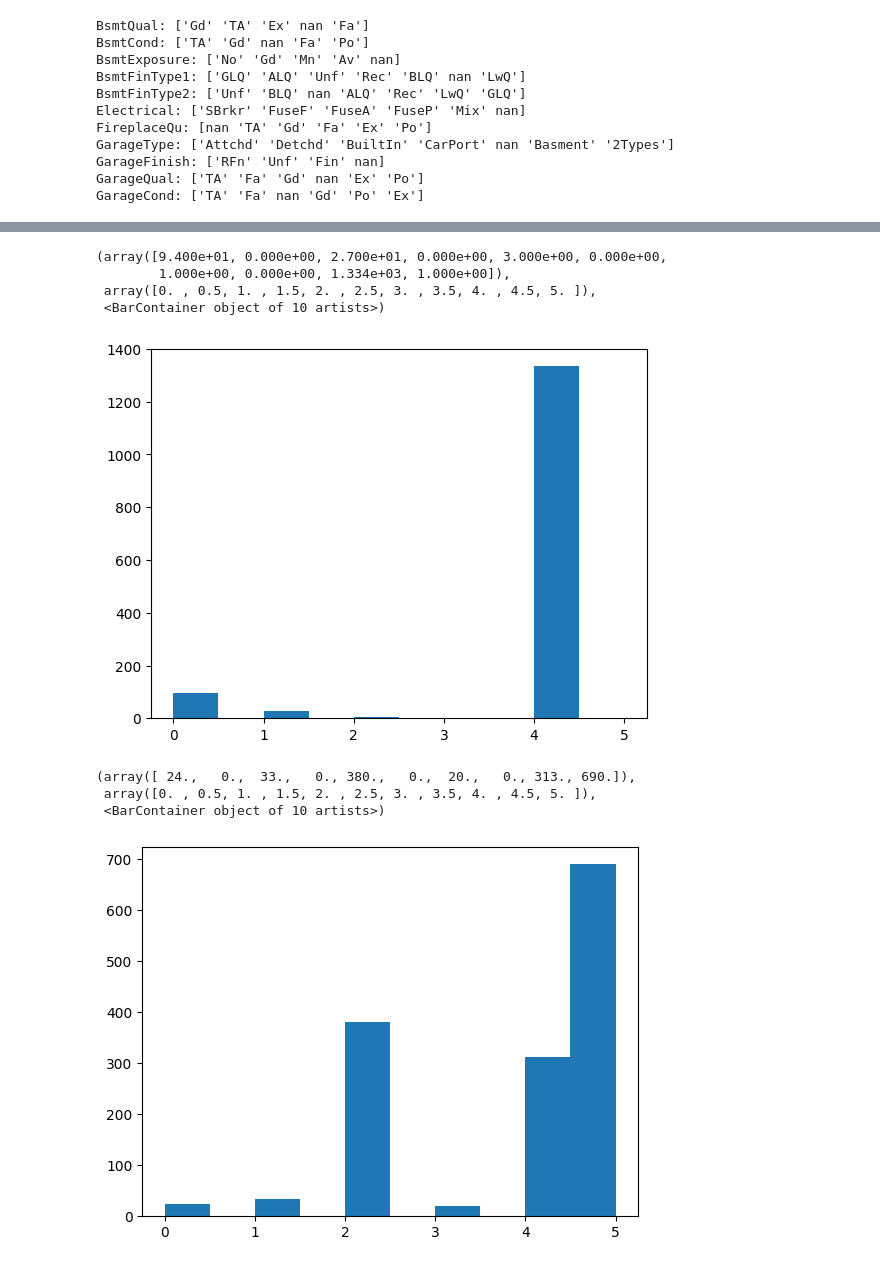
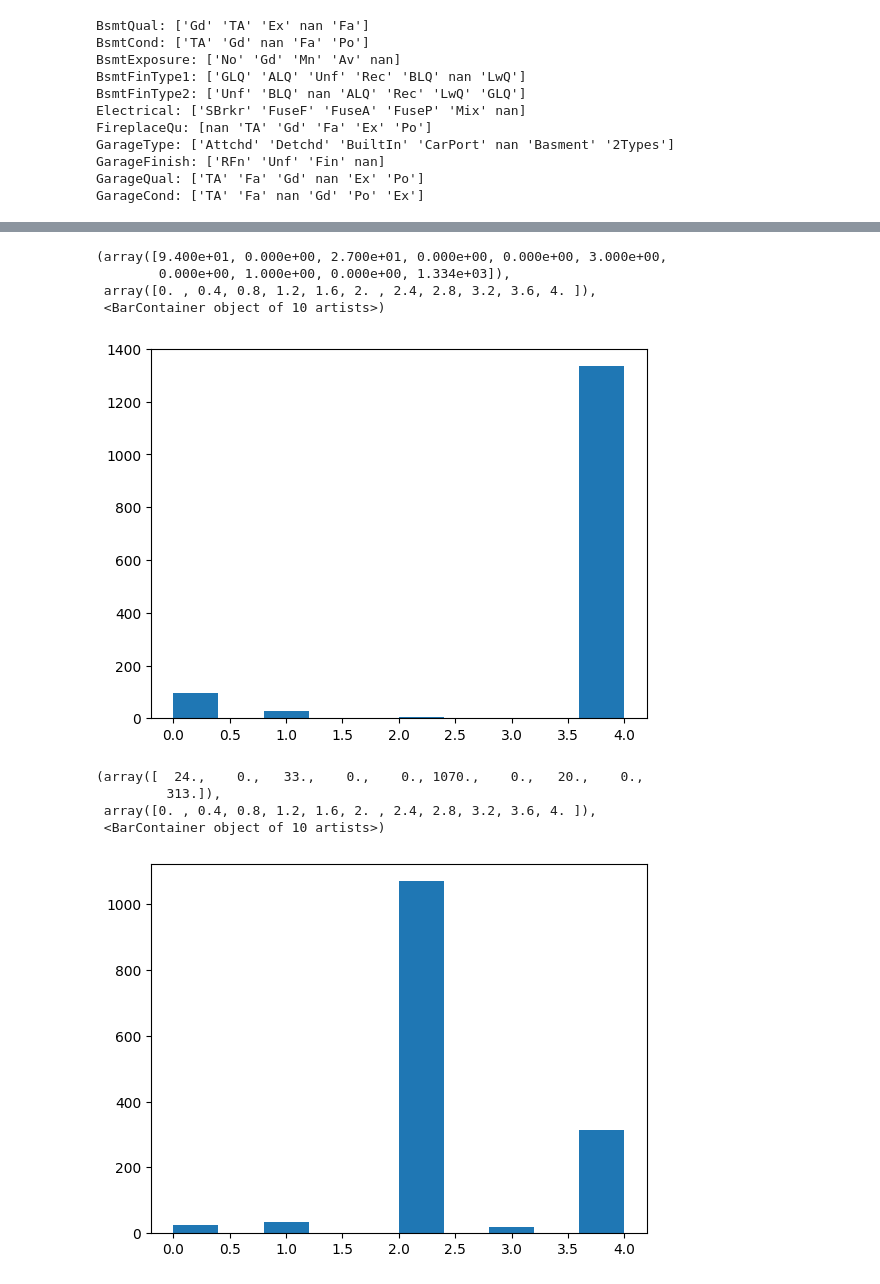
Before and after one commit to MohAsh81/Kaggle, a Jupyter notebook: Advanced_House_Prediction.ipynb, the cells around one changed output, grey strips where cells are left out. Saved outputs shown, nothing was run; the diff lists cells and outputs as text; code cells hidden in the pictures.

```diff
--- a/Advanced_House_Prediction.ipynb
+++ b/Advanced_House_Prediction.ipynb
@@ -225,8 +217,7 @@ plt.hist(df2["BsmtCond"])
 # %%
-le = LabelEncoder()
-df2["BsmtExposure"] = le.fit_transform(df2["BsmtExposure"])
+df2["BsmtExposure"] = oe.fit_transform(df2[["BsmtExposure"]])
 
-df2["BsmtExposure"].fillna(3)
+df2["BsmtExposure"].fillna(3,inplace=True)
 
 plt.hist(df2["BsmtExposure"])
 # %% [output]
@@ -237,15 +228,7 @@ plt.hist(df2["BsmtExposure"])
 # %%
-le = LabelEncoder()
-df2["BsmtFinType1"] = le.fit_transform(df2["BsmtFinType1"])
+df2["BsmtFinType1"] = oe.fit_transform(df2[["BsmtFinType1"]])
 
-# Generate random values (0 to 6) for the missing values
-random_values = np.random.choice([0, 6], size=df2['BsmtFinType1'].isna().sum())
-
-# Create a mask for the missing values
-missing_mask = df2['BsmtFinType1'].isna()
-
-# Fill missing values in the 'BsmtQual' column with the random values
-df2.loc[missing_mask, 'BsmtFinType1'] = random_values
+df2['BsmtFinType1'].fillna(df2['BsmtFinType1'].mode()[0], inplace=True)
 
 plt.hist(df2["BsmtFinType1"])
 # %% [output]
@@ -256,8 +239,7 @@ plt.hist(df2["BsmtFinType1"])
 # %%
-le = LabelEncoder()
-df2["BsmtFinType2"] = le.fit_transform(df2["BsmtFinType2"])
+df2["BsmtFinType2"] = oe.fit_transform(df2[["BsmtFinType2"]])
 
-df2["BsmtFinType2"].fillna(5)
+df2["BsmtFinType2"].fillna(5,inplace=True)
 
 plt.hist(df2["BsmtFinType2"])
 # %% [output]
@@ -269,33 +251,25 @@ plt.hist(df2["BsmtFinType2"])
 # %%
-le = LabelEncoder()
-df2["Electrical"] = le.fit_transform(df2["Electrical"])
+df2["Electrical"] = oe.fit_transform(df2[["Electrical"]])
 
-df['Electrical'].fillna(6)
+df['Electrical'].fillna(6,inplace=True)
 
 plt.hist(df2["Electrical"])
 # %% [output]
-(array([9.400e+01, 0.000e+00, 2.700e+01, 0.000e+00, 3.000e+00, 0.000e+00,
-        1.000e+00, 0.000e+00, 1.334e+03, 1.000e+00]),
- array([0. , 0.5, 1. , 1.5, 2. , 2.5, 3. , 3.5, 4. , 4.5, 5. ]),
+(array([9.400e+01, 0.000e+00, 2.700e+01, 0.000e+00, 0.000e+00, 3.000e+00,
+        0.000e+00, 1.000e+00, 0.000e+00, 1.334e+03]),
+ array([0. , 0.4, 0.8, 1.2, 1.6, 2. , 2.4, 2.8, 3.2, 3.6, 4. ]),
  <BarContainer object of 10 artists>)
-[figure, old version]
+[figure, new version]
 # %%
-le = LabelEncoder()
-df2["FireplaceQu"] = le.fit_transform(df2["FireplaceQu"])
+df2["FireplaceQu"] = oe.fit_transform(df2[["FireplaceQu"]])
 
-# Generate random values (2 or 3) for the missing values
-random_values = np.random.choice([2, 3], size=df2['FireplaceQu'].isna().sum())
-
-# Create a mask for the missing values
-missing_mask = df2['FireplaceQu'].isna()
-
-# Fill missing values in the 'FireplaceQu' column with the random values
-df2.loc[missing_mask, 'FireplaceQu'] = random_values
+df2['FireplaceQu'].fillna(df2['FireplaceQu'].mode()[0], inplace=True)
 
 plt.hist(df2["FireplaceQu"])
 # %% [output]
-(array([ 24.,   0.,  33.,   0., 380.,   0.,  20.,   0., 313., 690.]),
- array([0. , 0.5, 1. , 1.5, 2. , 2.5, 3. , 3.5, 4. , 4.5, 5. ]),
+(array([  24.,    0.,   33.,    0.,    0., 1070.,    0.,   20.,    0.,
+         313.]),
+ array([0. , 0.4, 0.8, 1.2, 1.6, 2. , 2.4, 2.8, 3.2, 3.6, 4. ]),
  <BarContainer object of 10 artists>)
-[figure, old version]
+[figure, new version]
 # %%
```
Also changed, not shown: parts of 15 cells of this notebook.
